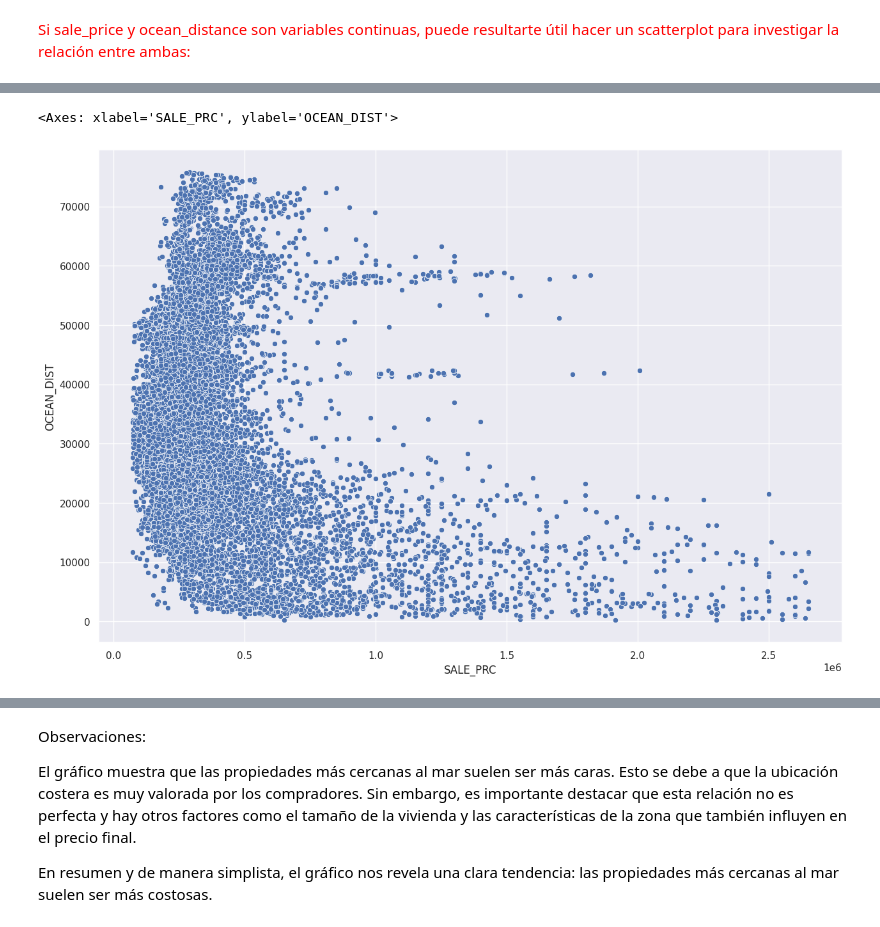
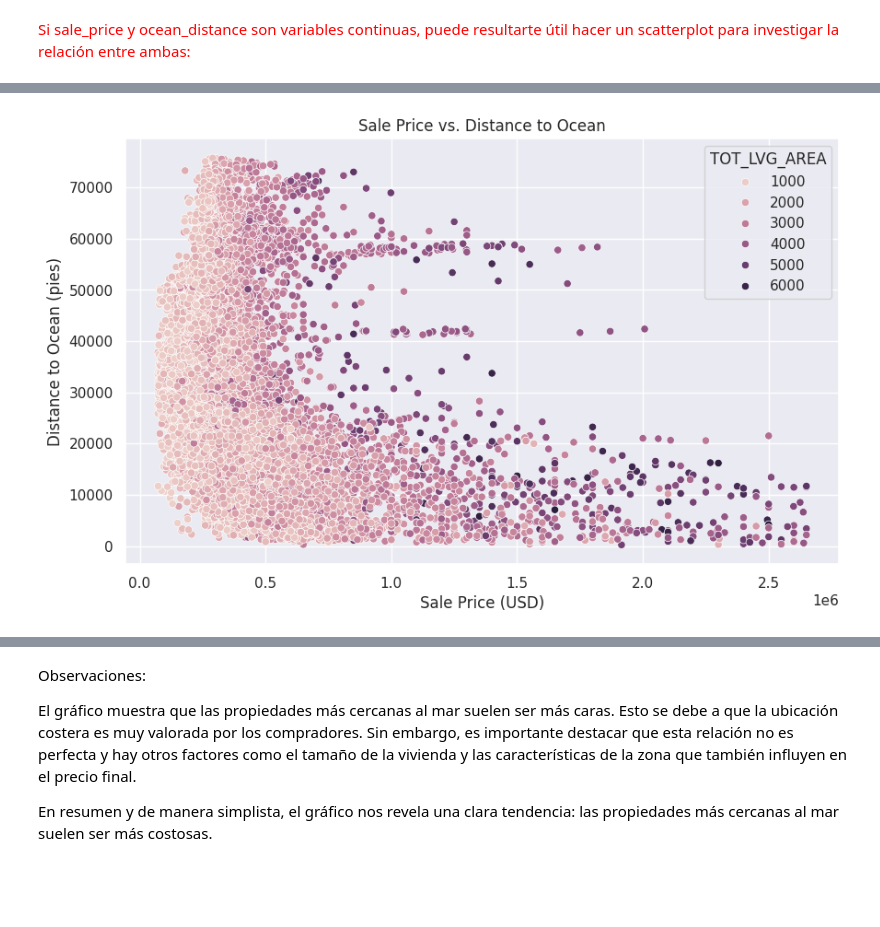
Before and after one commit to ileanacoletta/PF_Ileana_Coletta, a Jupyter notebook: PF_1_02.ipynb, the cells around one changed output, grey strips where cells are left out. Drawn from its saved outputs; the diff is of its cells as text; code cells hidden in the pictures; blank space fills up the shorter version.

```diff
--- a/PF_1_02.ipynb
+++ b/PF_1_02.ipynb
@@ -253,11 +178,3 @@ cardinalidad
 | structure_quality | 5 | 0.000004 |
 # %% [markdown]
 Las columnas 'avno60plus' (2 valores unicos), 'month_sold'(12 valores unicos), y 'structure_quality' (5 valores unicos) tienen una cardinalidad baja, lo que podria corresponder a variables categoricas.
-# %%
-"""
-CORRECCION = cambiar variables a categoricas
-df['age'] = pd.Categorical(df['age'], ordered=True)
-df['month_sold'] = pd.Categorical(df['month_sold'], ordered=True)
-df['avno60plus'] = pd.Categorical(df['avno60plus'], ordered=True)
-df['structure_quality'] = pd.Categorical(df['structure_quality'], ordered=True)
-"""
@@ -321,0 +221,8 @@ len(df_sin_duplicados)
+# %%
+# Ordenar por PARCELNO y month_sold de forma descendente
+df = df.sort_values(['PARCELNO', 'month_sold'], ascending=False)
+
+# Agrupar por PARCELNO y seleccionar la primera fila de cada grupo (el más reciente)
+df_sin_duplicados = df.groupby('PARCELNO').first().reset_index()
+
+print(df_sin_duplicados)
@@ -549,8 +525,11 @@ Coeficiente de variación de structure_quality: 31.230657006074726 - Los datos d
 # %%
 # @title Distribución de la Distancia al Océano por Rango de Precio
 
-# Crear un scatterplot
-sns.scatterplot(data=df, x='SALE_PRC', y='OCEAN_DIST')
+plt.figure(figsize=(10, 6))
+sns.scatterplot(y='OCEAN_DIST', x='SALE_PRC', hue='TOT_LVG_AREA', data=df)
+plt.ylabel('Distance to Ocean (pies)')
+plt.xlabel('Sale Price (USD)')
+plt.title('Sale Price vs. Distance to Ocean')
+plt.show()
 # %% [output]
-<Axes: xlabel='SALE_PRC', ylabel='OCEAN_DIST'>
-[figure, old version]
+[figure, new version]
```
Also changed, not shown: parts of 72 cells of this notebook.
